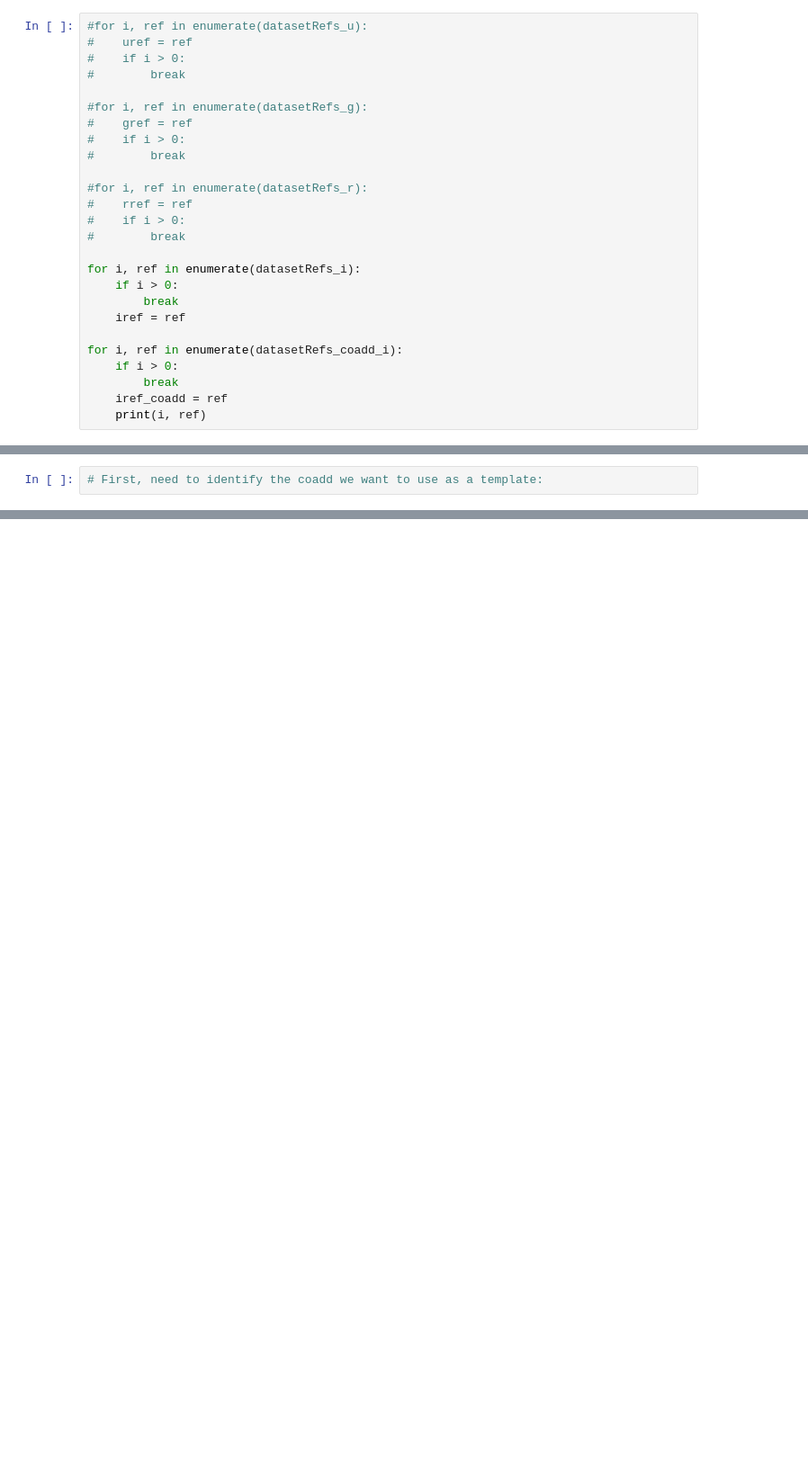
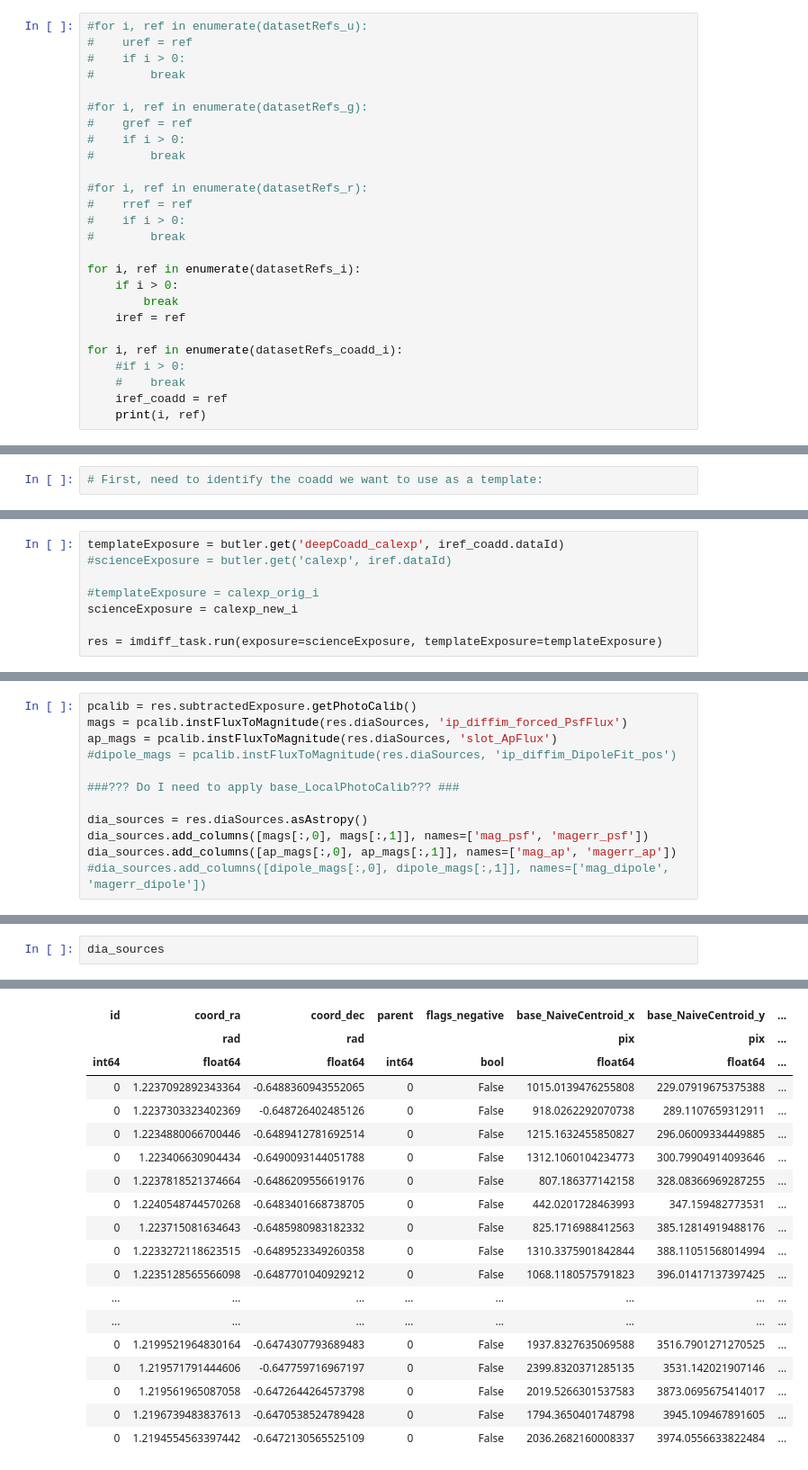
Before and after one commit to rubin-dp0/delegate-contributions-dp01, a Jupyter notebook: diff_im/diff_im_test.ipynb, the cells around one changed output, grey strips where cells are left out. Shown: that part at 90% size. Cells and saved outputs as stored; diff of their text form; blank space fills up the shorter version.

```diff
--- a/diff_im/diff_im_test.ipynb
+++ b/diff_im/diff_im_test.ipynb
@@ -152,8 +152,8 @@ for i, ref in enumerate(datasetRefs_i):
     iref = ref
 
 for i, ref in enumerate(datasetRefs_coadd_i):
-    if i > 0:
-        break
+    #if i > 0:
+    #    break
     iref_coadd = ref
     print(i, ref)
 # %% [output]
@@ -518,0 +479,8 @@ lsst.ip.diffim.imagePsfMatch.ImagePsfMatchConfig(kernel={'name': 'AL', 'values':
+# %%
+templateExposure = butler.get('deepCoadd_calexp', iref_coadd.dataId)
+#scienceExposure = butler.get('calexp', iref.dataId)
+
+#templateExposure = calexp_orig_i
+scienceExposure = calexp_new_i
+
+res = imdiff_task.run(exposure=scienceExposure, templateExposure=templateExposure)
@@ -518,0 +525,12 @@ lsst.ip.diffim.imagePsfMatch.ImagePsfMatchConfig(kernel={'name': 'AL', 'values':
+# %%
+pcalib = res.subtractedExposure.getPhotoCalib()
+mags = pcalib.instFluxToMagnitude(res.diaSources, 'ip_diffim_forced_PsfFlux')
+ap_mags = pcalib.instFluxToMagnitude(res.diaSources, 'slot_ApFlux')
+#dipole_mags = pcalib.instFluxToMagnitude(res.diaSources, 'ip_diffim_DipoleFit_pos')
+
+###??? Do I need to apply base_LocalPhotoCalib??? ###
+
+dia_sources = res.diaSources.asAstropy()
+dia_sources.add_columns([mags[:,0], mags[:,1]], names=['mag_psf', 'magerr_psf'])
+dia_sources.add_columns([ap_mags[:,0], ap_mags[:,1]], names=['mag_ap', 'magerr_ap'])
+#dia_sources.add_columns([dipole_mags[:,0], dipole_mags[:,1]], names=['mag_dipole', 'magerr_dipole'])
@@ -518,0 +558,3 @@ lsst.ip.diffim.imagePsfMatch.ImagePsfMatchConfig(kernel={'name': 'AL', 'values':
+# %%
+dia_sources
+# %% [output]
@@ -518,0 +562,19 @@ lsst.ip.diffim.imagePsfMatch.ImagePsfMatchConfig(kernel={'name': 'AL', 'values':
+| id | coord_ra | coord_dec | parent | flags_negative | base_NaiveCentroid_x | base_NaiveCentroid_y | ... |
+|  | rad | rad |  |  | pix | pix | ... |
+| int64 | float64 | float64 | int64 | bool | float64 | float64 | ... |
+| 0 | 1.2237092892343364 | -0.6488360943552065 | 0 | False | 1015.0139476255808 | 229.07919675375388 | ... |
+| 0 | 1.2237303323402369 | -0.648726402485126 | 0 | False | 918.0262292070738 | 289.1107659312911 | ... |
+| 0 | 1.2234880066700446 | -0.6489412781692514 | 0 | False | 1215.1632455850827 | 296.06009334449885 | ... |
+| 0 | 1.223406630904434 | -0.6490093144051788 | 0 | False | 1312.1060104234773 | 300.79904914093646 | ... |
+| 0 | 1.2237818521374664 | -0.6486209556619176 | 0 | False | 807.186377142158 | 328.08366969287255 | ... |
+| 0 | 1.2240548744570268 | -0.6483401668738705 | 0 | False | 442.0201728463993 | 347.159482773531 | ... |
+| 0 | 1.223715081634643 | -0.6485980983182332 | 0 | False | 825.1716988412563 | 385.12814919488176 | ... |
+| 0 | 1.2233272118623515 | -0.6489523349260358 | 0 | False | 1310.3375901842844 | 388.11051568014994 | ... |
+| 0 | 1.2235128565566098 | -0.6487701040929212 | 0 | False | 1068.1180575791823 | 396.01417137397425 | ... |
+| ... | ... | ... | ... | ... | ... | ... | ... |
+| ... | ... | ... | ... | ... | ... | ... | ... |
+| 0 | 1.2199521964830164 | -0.6474307793689483 | 0 | False | 1937.8327635069588 | 3516.7901271270525 | ... |
+| 0 | 1.219571791444606 | -0.647759716967197 | 0 | False | 2399.8320371285135 | 3531.142021907146 | ... |
+| 0 | 1.219561965087058 | -0.6472644264573798 | 0 | False | 2019.5266301537583 | 3873.0695675414017 | ... |
+| 0 | 1.2196739483837613 | -0.6470538524789428 | 0 | False | 1794.3650401748798 | 3945.109467891605 | ... |
+| 0 | 1.2194554563397442 | -0.6472130565525109 | 0 | False | 2036.2682160008337 | 3974.0556633822484 | ... |
```
Also changed, not shown: parts of 32 cells of this notebook.
